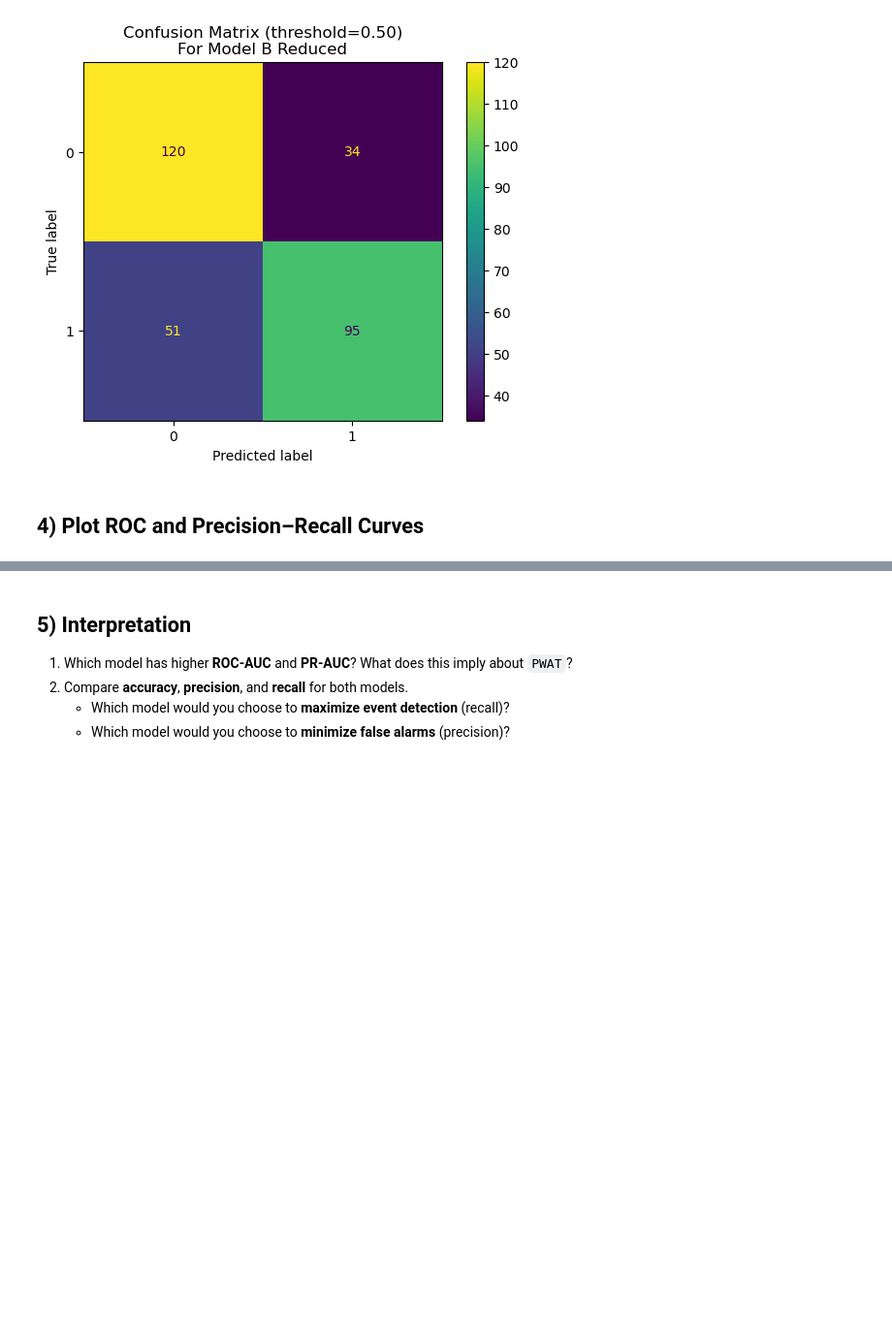
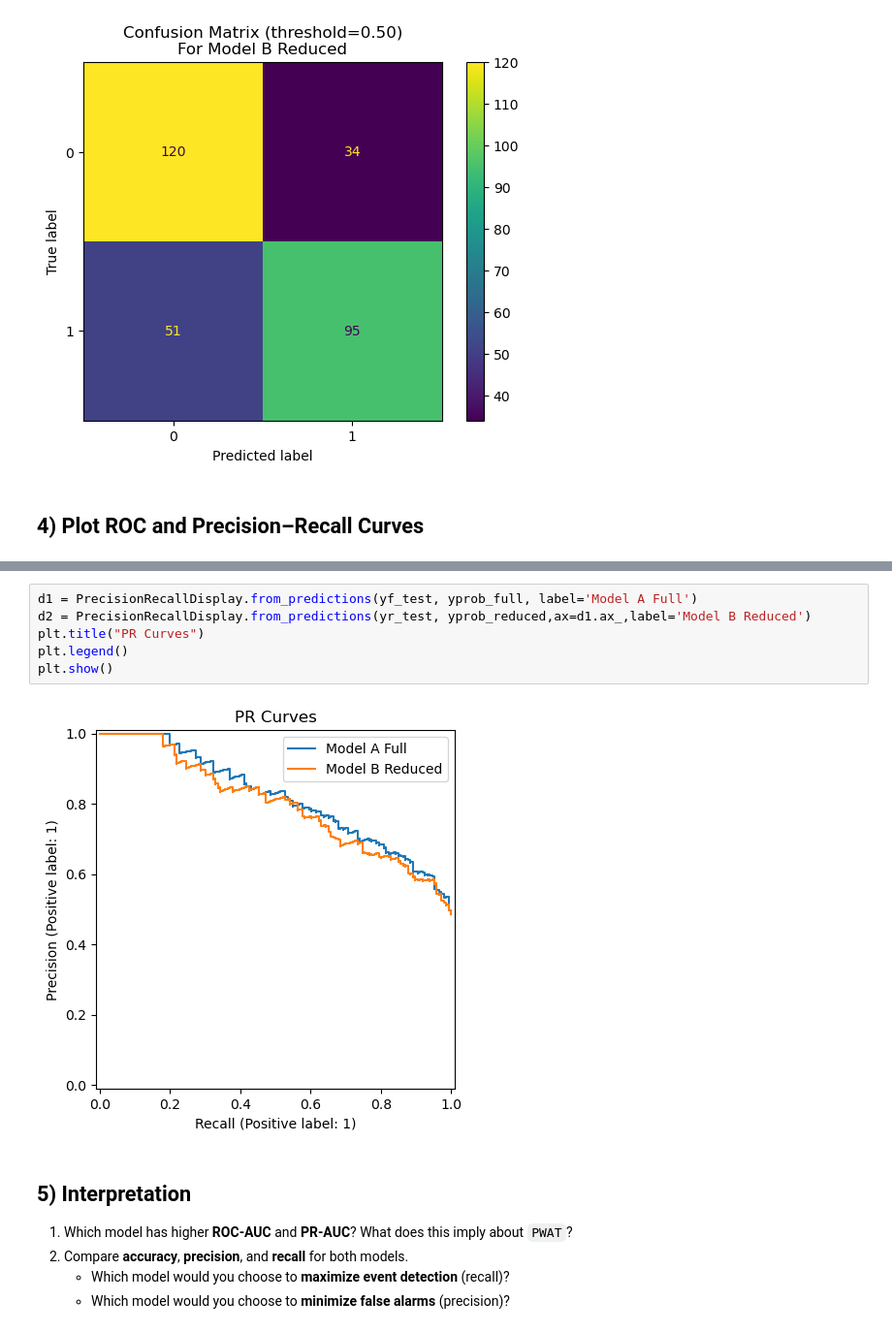
Before and after one commit to ptrierweiler/ATMS-523-Module-5-Checkin-Trierweiler, a Jupyter notebook: notebooks/LogReg_Compare_Models.ipynb, the cells around one changed output, grey strips where cells are left out. Shown at 97% size. Saved outputs shown, nothing was run; the diff lists cells and outputs as text; blank space fills up the shorter version.

```diff
--- a/notebooks/LogReg_Compare_Models.ipynb
+++ b/notebooks/LogReg_Compare_Models.ipynb
@@ -149,3 +150,11 @@ plt.show()
+# %%
+d1 = PrecisionRecallDisplay.from_predictions(yf_test, yprob_full, label='Model A Full')
+d2 = PrecisionRecallDisplay.from_predictions(yr_test, yprob_reduced,ax=d1.ax_,label='Model B Reduced')
+plt.title("PR Curves")
+plt.legend()
+plt.show()
+# %% [output]
+[figure, added]
 # %% [markdown]
 ## 5) Interpretation
 
```
Also changed, not shown: parts of 2 cells of this notebook.
